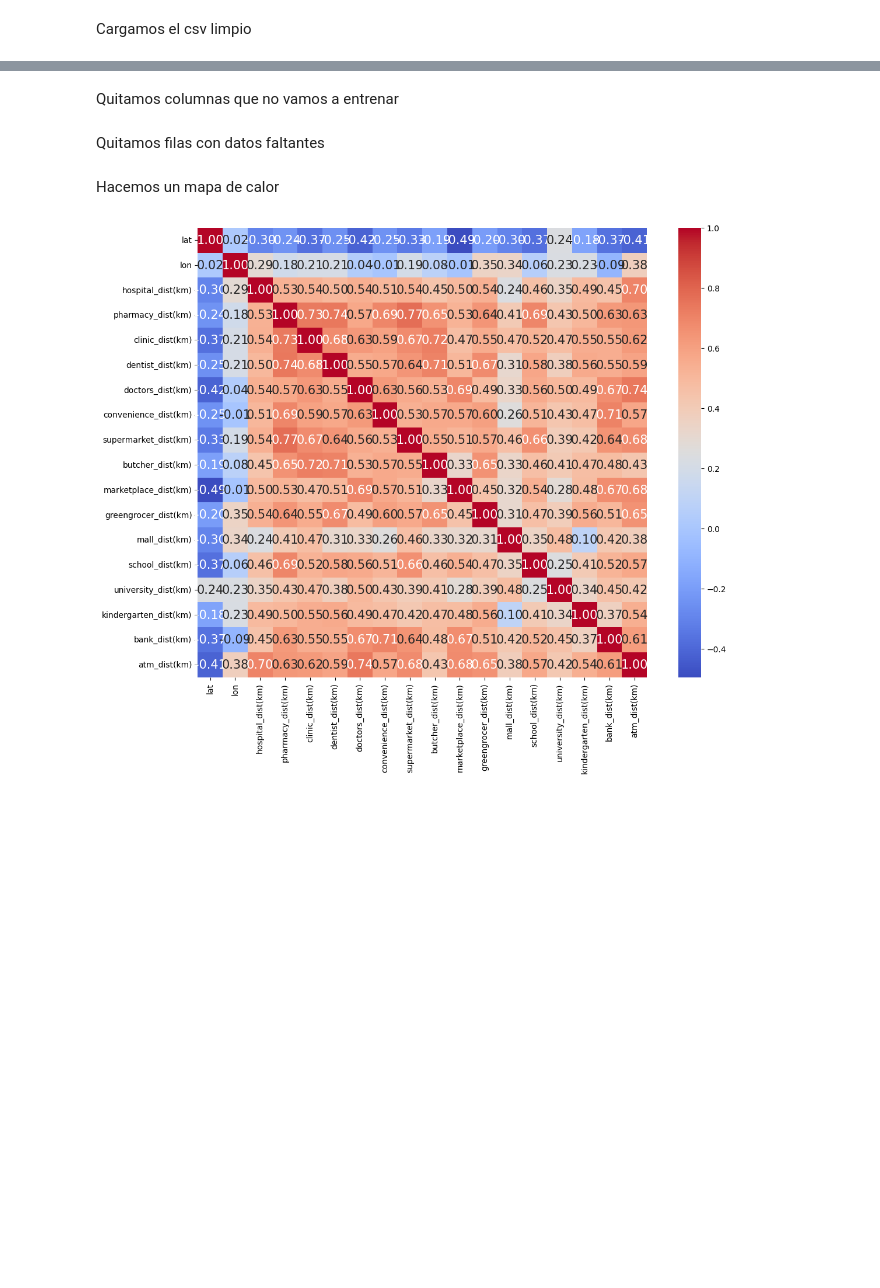
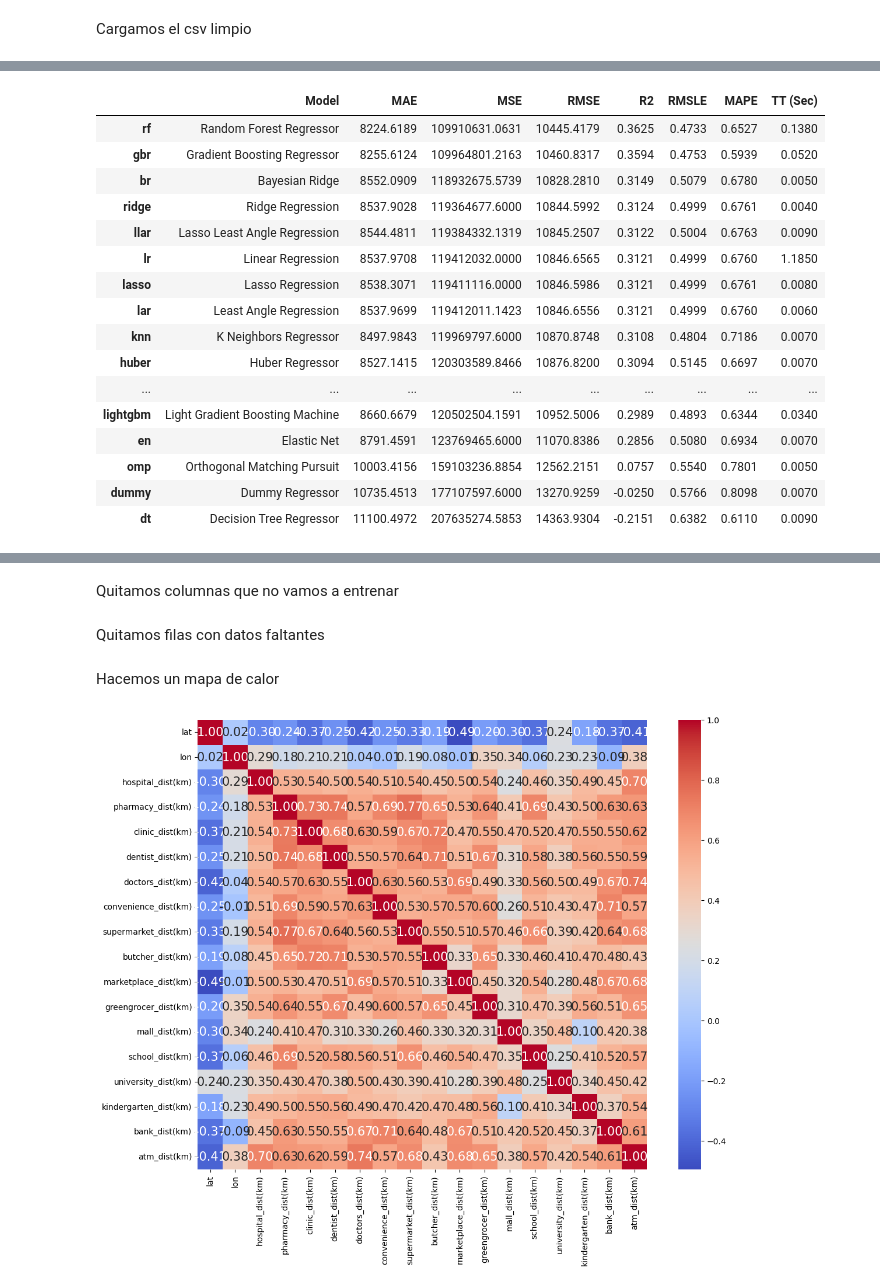
Before and after one commit to Jhovanylara/Land-Prices-at-Mexico-City, a Jupyter notebook: EDA_prediction.ipynb, the cells around one changed output, grey strips where cells are left out. Saved outputs shown, nothing was run; the diff lists cells and outputs as text; code cells hidden in the pictures; blank space fills up the shorter version.

```diff
--- a/EDA_prediction.ipynb
+++ b/EDA_prediction.ipynb
@@ -36,0 +81,20 @@ df=pd.read_csv('https://raw.githubusercontent.com/Jhovanylara/Land-Prices-at-Mex
+# %%
+top3 = compare_models(n_select = 3)
+# %% [output]
+|  | Model | MAE | MSE | RMSE | R2 | RMSLE | MAPE | TT (Sec) |
+| rf | Random Forest Regressor | 8224.6189 | 109910631.0631 | 10445.4179 | 0.3625 | 0.4733 | 0.6527 | 0.1380 |
+| gbr | Gradient Boosting Regressor | 8255.6124 | 109964801.2163 | 10460.8317 | 0.3594 | 0.4753 | 0.5939 | 0.0520 |
+| br | Bayesian Ridge | 8552.0909 | 118932675.5739 | 10828.2810 | 0.3149 | 0.5079 | 0.6780 | 0.0050 |
+| ridge | Ridge Regression | 8537.9028 | 119364677.6000 | 10844.5992 | 0.3124 | 0.4999 | 0.6761 | 0.0040 |
+| llar | Lasso Least Angle Regression | 8544.4811 | 119384332.1319 | 10845.2507 | 0.3122 | 0.5004 | 0.6763 | 0.0090 |
+| lr | Linear Regression | 8537.9708 | 119412032.0000 | 10846.6565 | 0.3121 | 0.4999 | 0.6760 | 1.1850 |
+| lasso | Lasso Regression | 8538.3071 | 119411116.0000 | 10846.5986 | 0.3121 | 0.4999 | 0.6761 | 0.0080 |
+| lar | Least Angle Regression | 8537.9699 | 119412011.1423 | 10846.6556 | 0.3121 | 0.4999 | 0.6760 | 0.0060 |
+| knn | K Neighbors Regressor | 8497.9843 | 119969797.6000 | 10870.8748 | 0.3108 | 0.4804 | 0.7186 | 0.0070 |
+| huber | Huber Regressor | 8527.1415 | 120303589.8466 | 10876.8200 | 0.3094 | 0.5145 | 0.6697 | 0.0070 |
+| ... | ... | ... | ... | ... | ... | ... | ... | ... |
+| lightgbm | Light Gradient Boosting Machine | 8660.6679 | 120502504.1591 | 10952.5006 | 0.2989 | 0.4893 | 0.6344 | 0.0340 |
+| en | Elastic Net | 8791.4591 | 123769465.6000 | 11070.8386 | 0.2856 | 0.5080 | 0.6934 | 0.0070 |
+| omp | Orthogonal Matching Pursuit | 10003.4156 | 159103236.8854 | 12562.2151 | 0.0757 | 0.5540 | 0.7801 | 0.0050 |
+| dummy | Dummy Regressor | 10735.4513 | 177107597.6000 | 13270.9259 | -0.0250 | 0.5766 | 0.8098 | 0.0070 |
+| dt | Decision Tree Regressor | 11100.4972 | 207635274.5853 | 14363.9304 | -0.2151 | 0.6382 | 0.6110 | 0.0090 |
```
Also changed, not shown: parts of 29 cells of this notebook, 5 other files.
